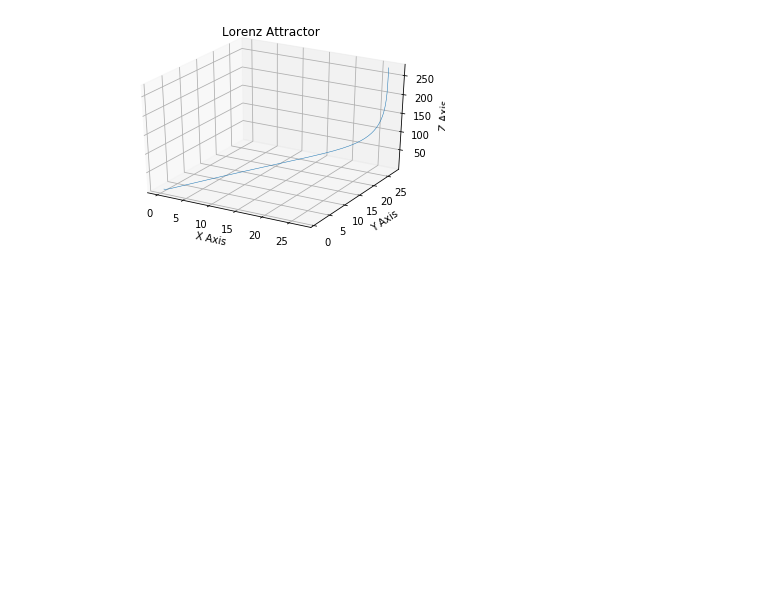
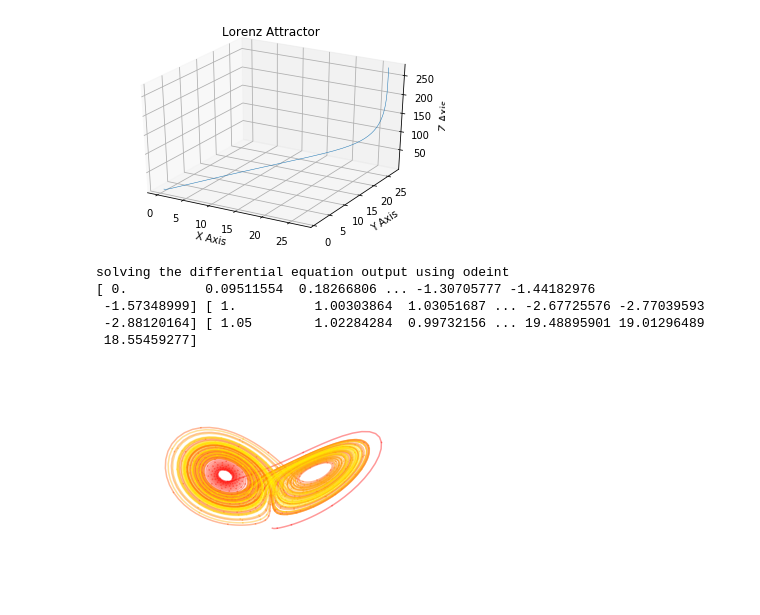
Before and after one commit to CleverParty/containers, a Jupyter notebook: data/notebooks/testLorenzAttractorBase.ipynb, the cells around one changed output. Cells and saved outputs as stored; diff of their text form; code cells hidden in the pictures; blank space fills up the shorter version.

Commit message:
[update]lorenz formula disambiguation

```diff
--- a/data/notebooks/testLorenzAttractorBase.ipynb
+++ b/data/notebooks/testLorenzAttractorBase.ipynb
@@ -39,3 +39,46 @@ if __name__ == "__main__":
     pass
 # %% [output]
 [figure]
+# %%
+import numpy as np
+import matplotlib.pyplot as plt
+from scipy.integrate import odeint
+from mpl_toolkits.mplot3d import Axes3D
+
+# Global consts for fluid flow (included in Lorenz equations)
+prandtl_number = 10 # AKA. sigma in certain texts, ratio of momentum diffusivity and thermal diffusivity
+rayleigh_number = 28 # it is the measure of instability in a fluid, mainly caused by convection
+beta = 2.667 # abs(8/3) measure of compressibility of a fluid ( relative volume change )
+dt = 100 # max time point
+steps = 10000 # total no of time points
+# refer "https://mathworld.wolfram.com/LorenzAttractor.html" for complete formulaic breakdown
+def lorenzAttractorGenerator(X, t):
+    # This method of fluid movement, essentially assumes that the fluid is cooled from below and heated from above
+    x, y, z = X
+    xBar = -prandtl_number * (x - y)
+    yBar = rayleigh_number * x - y - x*z
+    zBar = -beta*z + x*y
+    return xBar, yBar, zBar
+
+t = np.linspace(0, dt, steps)
+f = odeint(lorenzAttractorGenerator, (0, 1, 1.05), t)
+x, y, z = f.T
+print("solving the differential equation output using odeint")
+print(x,y,z)
+
+fig = plt.figure()
+ax = fig.gca(projection='3d')
+s = 10
+c = np.linspace(0,1,steps)
+for i in range(0,steps-s,s):
+    ax.plot(x[i:i+s+1], y[i:i+s+1], z[i:i+s+1], color=(1,c[i],0), alpha=0.4)
+
+ax.set_axis_off()
+plt.show()
+# %% [output]
+solving the differential equation output using odeint
+[ 0.          0.09511554  0.18266806 ... -1.30705777 -1.44182976
+ -1.57348999] [ 1.          1.00303864  1.03051687 ... -2.67725576 -2.77039593
+ -2.88120164] [ 1.05        1.02284284  0.99732156 ... 19.48895901 19.01296489
+ 18.55459277]
+[figure, added]
```
Also changed, not shown: 1 other file.
